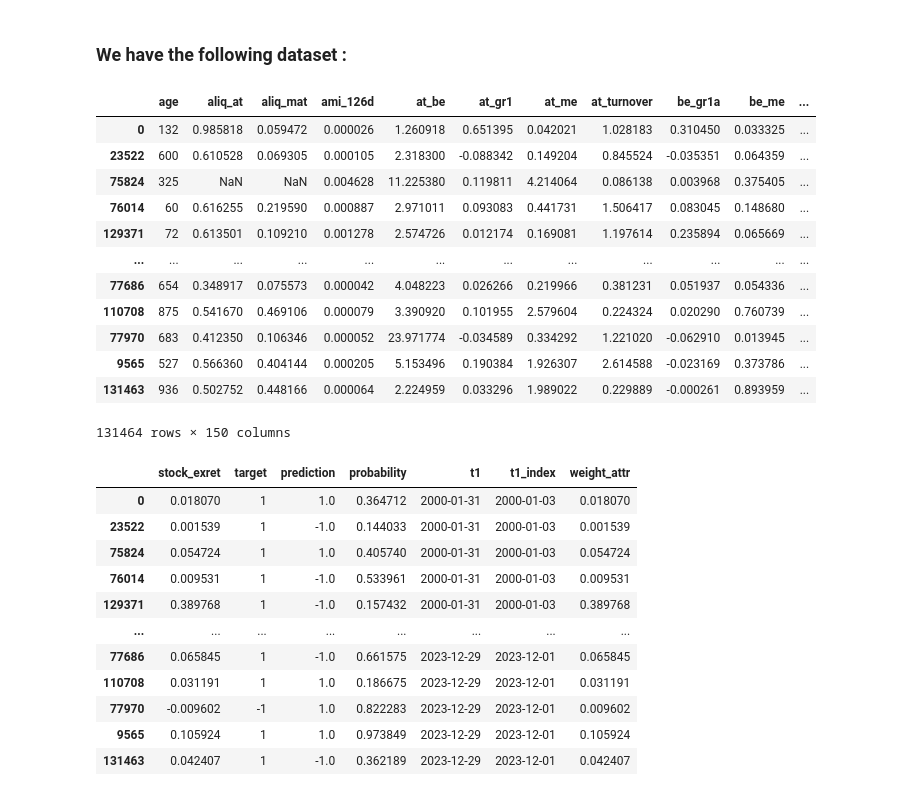
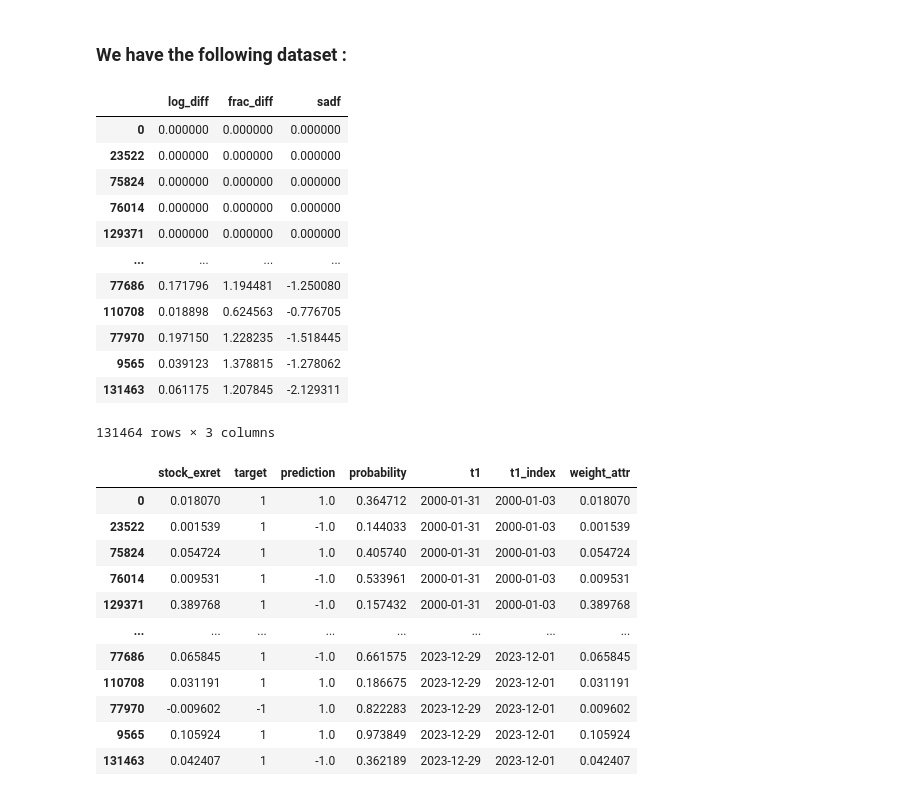
Before and after one commit to theAayushbajaj/mcgill_fiam, a Jupyter notebook: 04-Predictor/template.ipynb, the cells around one changed output. Drawn from its saved outputs; the diff is of its cells as text; code cells hidden in the pictures.

```diff
--- a/04-Predictor/template.ipynb
+++ b/04-Predictor/template.ipynb
@@ -12,22 +12,22 @@ from sklearn.metrics import log_loss,accuracy_score
 # load objects/X_DATASET.pkl and objects/Y_DATASET.pkl
 X = pd.read_pickle('../objects/X_DATASET.pkl')
 Y = pd.read_pickle('../objects/Y_DATASET.pkl')
-# %%
-X
-# %% [output]
-|  | age | aliq_at | aliq_mat | ami_126d | at_be | at_gr1 | at_me | at_turnover | be_gr1a | be_me | ... |
-| 0 | 132 | 0.985818 | 0.059472 | 0.000026 | 1.260918 | 0.651395 | 0.042021 | 1.028183 | 0.310450 | 0.033325 | ... |
-| 23522 | 600 | 0.610528 | 0.069305 | 0.000105 | 2.318300 | -0.088342 | 0.149204 | 0.845524 | -0.035351 | 0.064359 | ... |
-| 75824 | 325 | NaN | NaN | 0.004628 | 11.225380 | 0.119811 | 4.214064 | 0.086138 | 0.003968 | 0.375405 | ... |
-| 76014 | 60 | 0.616255 | 0.219590 | 0.000887 | 2.971011 | 0.093083 | 0.441731 | 1.506417 | 0.083045 | 0.148680 | ... |
-| 129371 | 72 | 0.613501 | 0.109210 | 0.001278 | 2.574726 | 0.012174 | 0.169081 | 1.197614 | 0.235894 | 0.065669 | ... |
-| ... | ... | ... | ... | ... | ... | ... | ... | ... | ... | ... | ... |
-| 77686 | 654 | 0.348917 | 0.075573 | 0.000042 | 4.048223 | 0.026266 | 0.219966 | 0.381231 | 0.051937 | 0.054336 | ... |
-| 110708 | 875 | 0.541670 | 0.469106 | 0.000079 | 3.390920 | 0.101955 | 2.579604 | 0.224324 | 0.020290 | 0.760739 | ... |
-| 77970 | 683 | 0.412350 | 0.106346 | 0.000052 | 23.971774 | -0.034589 | 0.334292 | 1.221020 | -0.062910 | 0.013945 | ... |
-| 9565 | 527 | 0.566360 | 0.404144 | 0.000205 | 5.153496 | 0.190384 | 1.926307 | 2.614588 | -0.023169 | 0.373786 | ... |
-| 131463 | 936 | 0.502752 | 0.448166 | 0.000064 | 2.224959 | 0.033296 | 1.989022 | 0.229889 | -0.000261 | 0.893959 | ... |
-131464 rows × 150 columns
+# %%
+X[['log_diff', 'frac_diff', 'sadf']]
+# %% [output]
+|  | log_diff | frac_diff | sadf |
+| 0 | 0.000000 | 0.000000 | 0.000000 |
+| 23522 | 0.000000 | 0.000000 | 0.000000 |
+| 75824 | 0.000000 | 0.000000 | 0.000000 |
+| 76014 | 0.000000 | 0.000000 | 0.000000 |
+| 129371 | 0.000000 | 0.000000 | 0.000000 |
+| ... | ... | ... | ... |
+| 77686 | 0.171796 | 1.194481 | -1.250080 |
+| 110708 | 0.018898 | 0.624563 | -0.776705 |
+| 77970 | 0.197150 | 1.228235 | -1.518445 |
+| 9565 | 0.039123 | 1.378815 | -1.278062 |
+| 131463 | 0.061175 | 1.207845 | -2.129311 |
+131464 rows × 3 columns
 # %%
 Y
 # %% [output]
```
Also changed, not shown: parts of 1 cell of this notebook.
